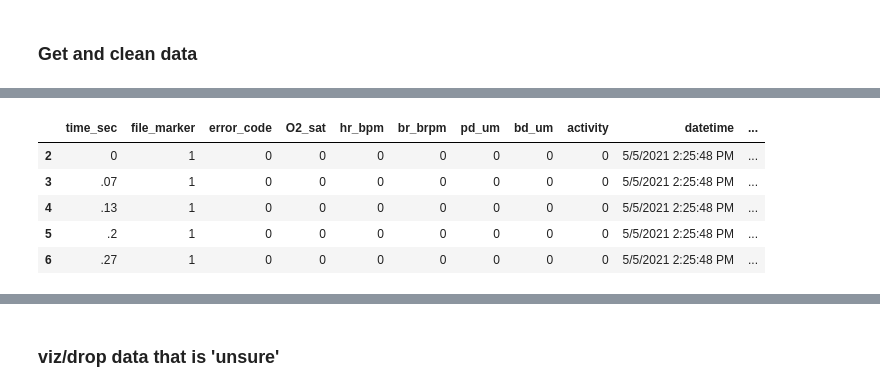
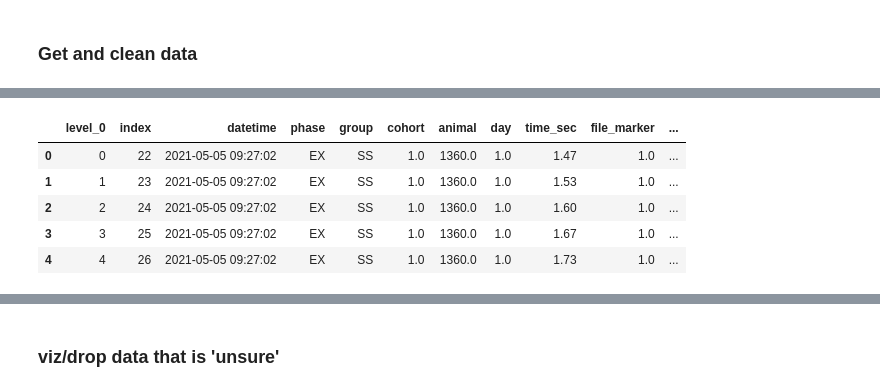
Before and after one commit to grace3999/BB_projects, a Jupyter notebook: MouseOx_single.ipynb, the cells around one changed output, grey strips where cells are left out. Saved outputs shown, nothing was run; the diff lists cells and outputs as text; code cells hidden in the pictures.

```diff
--- a/MouseOx_single.ipynb
+++ b/MouseOx_single.ipynb
@@ -71,7 +61,7 @@ np.set_printoptions(suppress=True)
 # %% [markdown]
 ### Get and clean data
 # %%
-path = '/content/gdrive/Shareddrives/Schindler Lab/data/MouseOx/data/EX1'
+path = '/content/gdrive/Shareddrives/Schindler Lab/data/MouseOx/data/single'
 
 files = os.listdir(path)
 
@@ -80,5 +70,6 @@ for file in files:
     file_path = path + '/' + file
     data_file_paths.append(file_path)
 
-data_file_paths
+print(len(data_file_paths))
+data_file_paths[0:5]
 # %% [output]
@@ -103,0 +82,12 @@ data_file_paths
+# %%
+meta_path =  '/content/gdrive/Shareddrives/Schindler Lab/data/MouseOx/MO_VNS_AcuteL.xlsx'
+
+data_meta = pd.read_excel(meta_path)
+data_meta = pd.DataFrame(data = data_meta)
+
+data_meta['animal'] = data_meta['animal'].astype('str')
+data_meta['day'] = data_meta['day'].astype('str')
+data_meta['date'] = data_meta['date'].dt.date
+
+print(data_meta.shape)
+data_meta.head()
@@ -104,5 +102,7 @@ data_file_paths
 # %%
 final_data = pd.DataFrame()
+
+marker_time = 450 #30 seconds at 15 hz
 
 for file in data_file_paths:
     print(file)
@@ -113,6 +113,8 @@ for file in data_file_paths:
     #get file meta data
     animal = file.split('/')[-1].split('_')[0]
     date = file.split('/')[-1].split('_')[1]
+    phase = file.split('/')[-1].split('_')[2]
+    day = file.split('/')[-1].split('_')[3].split('.')[0]
 
     #make dataframe
     data_int = pd.read_table(file, sep=',')
@@ -131,14 +133,44 @@ for file in data_file_paths:
     #add meta data
     data_int['animal'] = animal
     data_int['date'] = date
+    data_int['phase'] = phase
+    data_int['day'] = day
 
-    #reset time index
+    #merge with meta data
+    data_int = data_meta.merge(data_int, on=['animal', 'phase', 'day'])
+
+    #update dtypes and clean
+    data_float = data_int[['cohort', 'animal', 'day', 'time_sec', 'file_marker', 'error_code', 'O2_sat', 'hr_bpm',
+       'br_brpm', 'pd_um', 'bd_um', 'activity',]].astype('float')
+    data_int = pd.concat([data_int[['datetime', 'phase', 'group']], data_float], axis=1)
+    data_int['datetime'] = pd.to_datetime(data_int['datetime'])
+    data_int['date'] = data_int['datetime'].dt.date
+
+    #create marker list for file
+    animal_meta = data_meta[data_meta['animal']==animal]
+    marker_list = [animal_meta['start'].unique()[0], animal_meta['flip'].unique()[0], animal_meta['end'].unique()[0]]
+
+    #keep first 30 seconds from start and flip makers, keep last 30 seconds of flip
+    marker_start_data = data_int[data_int['file_marker']==marker_list[0]][0:marker_time].reset_index().reset_index()#first 30
+    marker_start_data['segment'] = 'LORR_start'
+    marker_flip_data = data_int[data_int['file_marker']==marker_list[1]][0:marker_time].reset_index().reset_index()#first 30
+    marker_flip_data['segment'] = 'LORR_end'
+    marker_end_data = data_int[data_int['file_marker']==marker_list[1]][-marker_time*2:].reset_index().reset_index()#last 30
+    marker_end_data['segment'] = 'LORR_plus5'
+
+    data_int_marker = pd.concat([marker_start_data, marker_flip_data, marker_end_data], axis=0)
+
+    #combine into one final df
     if final_data.empty:
-        final_data = data_int
+        final_data = data_int_marker
     else:
-        final_data = pd.concat([final_data, data_int], axis=0)
+        final_data = pd.concat([final_data, data_int_marker], axis=0)
 
     print(final_data.shape,'\n')
 
+cols = ['O2_sat', 'hr_bpm',
+       'br_brpm', 'pd_um', 'bd_um', 'activity',]
+final_data[cols] = final_data[cols].replace({0:np.nan})
+
 final_data.head()
 # %% [output]
@@ -162,6 +194,6 @@ final_data.head()
-|  | time_sec | file_marker | error_code | O2_sat | hr_bpm | br_brpm | pd_um | bd_um | activity | datetime | ... |
-| 2 | 0 | 1 | 0 | 0 | 0 | 0 | 0 | 0 | 0 | 5/5/2021 2:25:48 PM | ... |
-| 3 | .07 | 1 | 0 | 0 | 0 | 0 | 0 | 0 | 0 | 5/5/2021 2:25:48 PM | ... |
-| 4 | .13 | 1 | 0 | 0 | 0 | 0 | 0 | 0 | 0 | 5/5/2021 2:25:48 PM | ... |
-| 5 | .2 | 1 | 0 | 0 | 0 | 0 | 0 | 0 | 0 | 5/5/2021 2:25:48 PM | ... |
-| 6 | .27 | 1 | 0 | 0 | 0 | 0 | 0 | 0 | 0 | 5/5/2021 2:25:48 PM | ... |
+|  | level_0 | index | datetime | phase | group | cohort | animal | day | time_sec | file_marker | ... |
+| 0 | 0 | 22 | 2021-05-05 09:27:02 | EX | SS | 1.0 | 1360.0 | 1.0 | 1.47 | 1.0 | ... |
+| 1 | 1 | 23 | 2021-05-05 09:27:02 | EX | SS | 1.0 | 1360.0 | 1.0 | 1.53 | 1.0 | ... |
+| 2 | 2 | 24 | 2021-05-05 09:27:02 | EX | SS | 1.0 | 1360.0 | 1.0 | 1.60 | 1.0 | ... |
+| 3 | 3 | 25 | 2021-05-05 09:27:02 | EX | SS | 1.0 | 1360.0 | 1.0 | 1.67 | 1.0 | ... |
+| 4 | 4 | 26 | 2021-05-05 09:27:02 | EX | SS | 1.0 | 1360.0 | 1.0 | 1.73 | 1.0 | ... |
```
Also changed, not shown: parts of 11 cells of this notebook.
